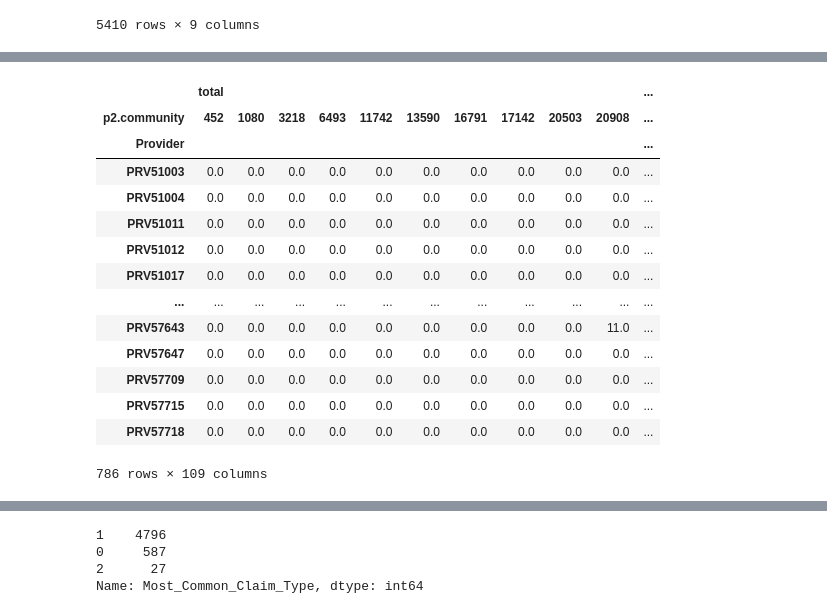
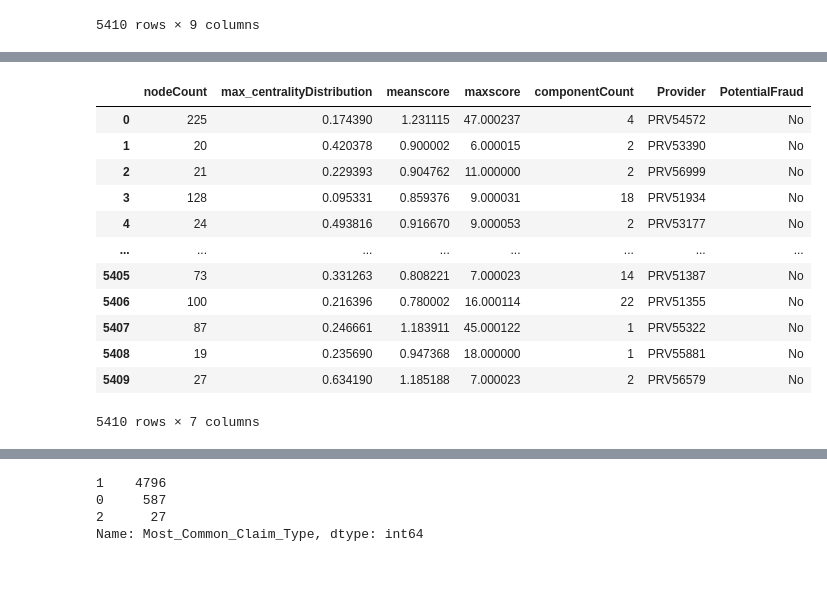
Before and after one commit to SarraJb/Sample-Repo-Joao, a Jupyter notebook: Logistic_Regression.ipynb, the cells around one changed output, grey strips where cells are left out. Drawn from its saved outputs; the diff is of its cells as text; code cells hidden in the pictures; blank space fills up the shorter version.

Commit message:
score

```diff
--- a/Logistic_Regression.ipynb
+++ b/Logistic_Regression.ipynb
@@ -25,6 +25,7 @@ df_ben=pd.read_csv('Train_Beneficiarydata-1542865627584.csv')
 df_in=pd.read_csv('Train_Inpatientdata-1542865627584.csv')
 df_out=pd.read_csv('Train_Outpatientdata-1542865627584.csv')
 df=pd.read_csv('Train-1542865627584.csv')
+score=pd.read_csv('score.csv')
 # %%
 df
 # %% [output]
@@ -730,19 +709,18 @@ pv=filtered.pivot(index='Provider',columns='p2.community')[['total']].fillna(0)
-# %%
-pv
-# %% [output]
-|  | total |  |  |  |  |  |  |  |  |  | ... |
-| p2.community | 452 | 1080 | 3218 | 6493 | 11742 | 13590 | 16791 | 17142 | 20503 | 20908 | ... |
-| Provider |  |  |  |  |  |  |  |  |  |  | ... |
-| PRV51003 | 0.0 | 0.0 | 0.0 | 0.0 | 0.0 | 0.0 | 0.0 | 0.0 | 0.0 | 0.0 | ... |
-| PRV51004 | 0.0 | 0.0 | 0.0 | 0.0 | 0.0 | 0.0 | 0.0 | 0.0 | 0.0 | 0.0 | ... |
-| PRV51011 | 0.0 | 0.0 | 0.0 | 0.0 | 0.0 | 0.0 | 0.0 | 0.0 | 0.0 | 0.0 | ... |
-| PRV51012 | 0.0 | 0.0 | 0.0 | 0.0 | 0.0 | 0.0 | 0.0 | 0.0 | 0.0 | 0.0 | ... |
-| PRV51017 | 0.0 | 0.0 | 0.0 | 0.0 | 0.0 | 0.0 | 0.0 | 0.0 | 0.0 | 0.0 | ... |
-| ... | ... | ... | ... | ... | ... | ... | ... | ... | ... | ... | ... |
-| PRV57643 | 0.0 | 0.0 | 0.0 | 0.0 | 0.0 | 0.0 | 0.0 | 0.0 | 0.0 | 11.0 | ... |
-| PRV57647 | 0.0 | 0.0 | 0.0 | 0.0 | 0.0 | 0.0 | 0.0 | 0.0 | 0.0 | 0.0 | ... |
-| PRV57709 | 0.0 | 0.0 | 0.0 | 0.0 | 0.0 | 0.0 | 0.0 | 0.0 | 0.0 | 0.0 | ... |
-| PRV57715 | 0.0 | 0.0 | 0.0 | 0.0 | 0.0 | 0.0 | 0.0 | 0.0 | 0.0 | 0.0 | ... |
-| PRV57718 | 0.0 | 0.0 | 0.0 | 0.0 | 0.0 | 0.0 | 0.0 | 0.0 | 0.0 | 0.0 | ... |
-786 rows × 109 columns
+# %%
+score=score.drop(['Unnamed: 0'], axis = 1)
+score
+# %% [output]
+|  | nodeCount | max_centralityDistribution | meanscore | maxscore | componentCount | Provider | PotentialFraud |
+| 0 | 225 | 0.174390 | 1.231115 | 47.000237 | 4 | PRV54572 | No |
+| 1 | 20 | 0.420378 | 0.900002 | 6.000015 | 2 | PRV53390 | No |
+| 2 | 21 | 0.229393 | 0.904762 | 11.000000 | 2 | PRV56999 | No |
+| 3 | 128 | 0.095331 | 0.859376 | 9.000031 | 18 | PRV51934 | No |
+| 4 | 24 | 0.493816 | 0.916670 | 9.000053 | 2 | PRV53177 | No |
+| ... | ... | ... | ... | ... | ... | ... | ... |
+| 5405 | 73 | 0.331263 | 0.808221 | 7.000023 | 14 | PRV51387 | No |
+| 5406 | 100 | 0.216396 | 0.780002 | 16.000114 | 22 | PRV51355 | No |
+| 5407 | 87 | 0.246661 | 1.183911 | 45.000122 | 1 | PRV55322 | No |
+| 5408 | 19 | 0.235690 | 0.947368 | 18.000000 | 1 | PRV55881 | No |
+| 5409 | 27 | 0.634190 | 1.185188 | 7.000023 | 2 | PRV56579 | No |
+5410 rows × 7 columns
 # %%
```
Also changed, not shown: parts of 8 cells of this notebook.
